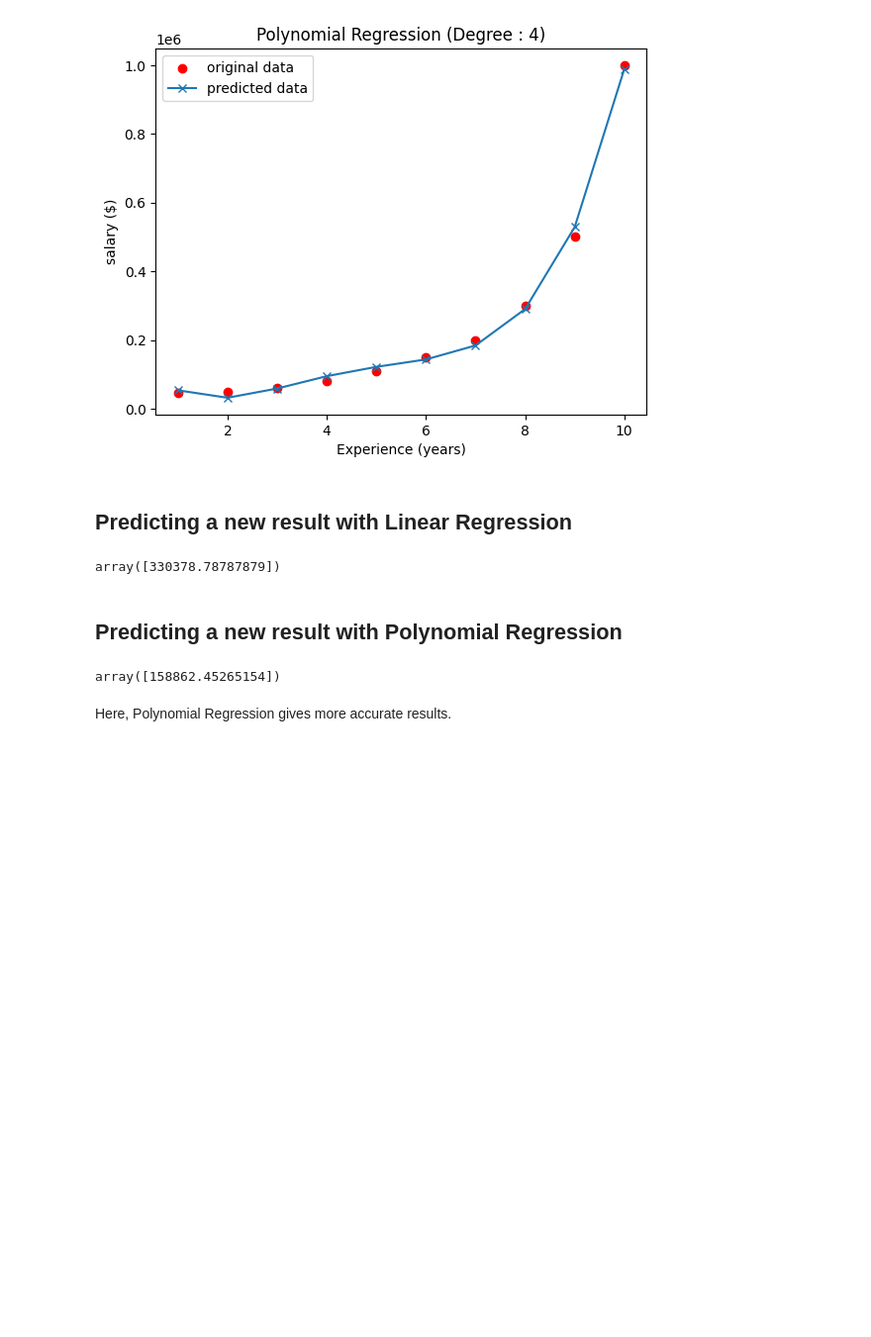
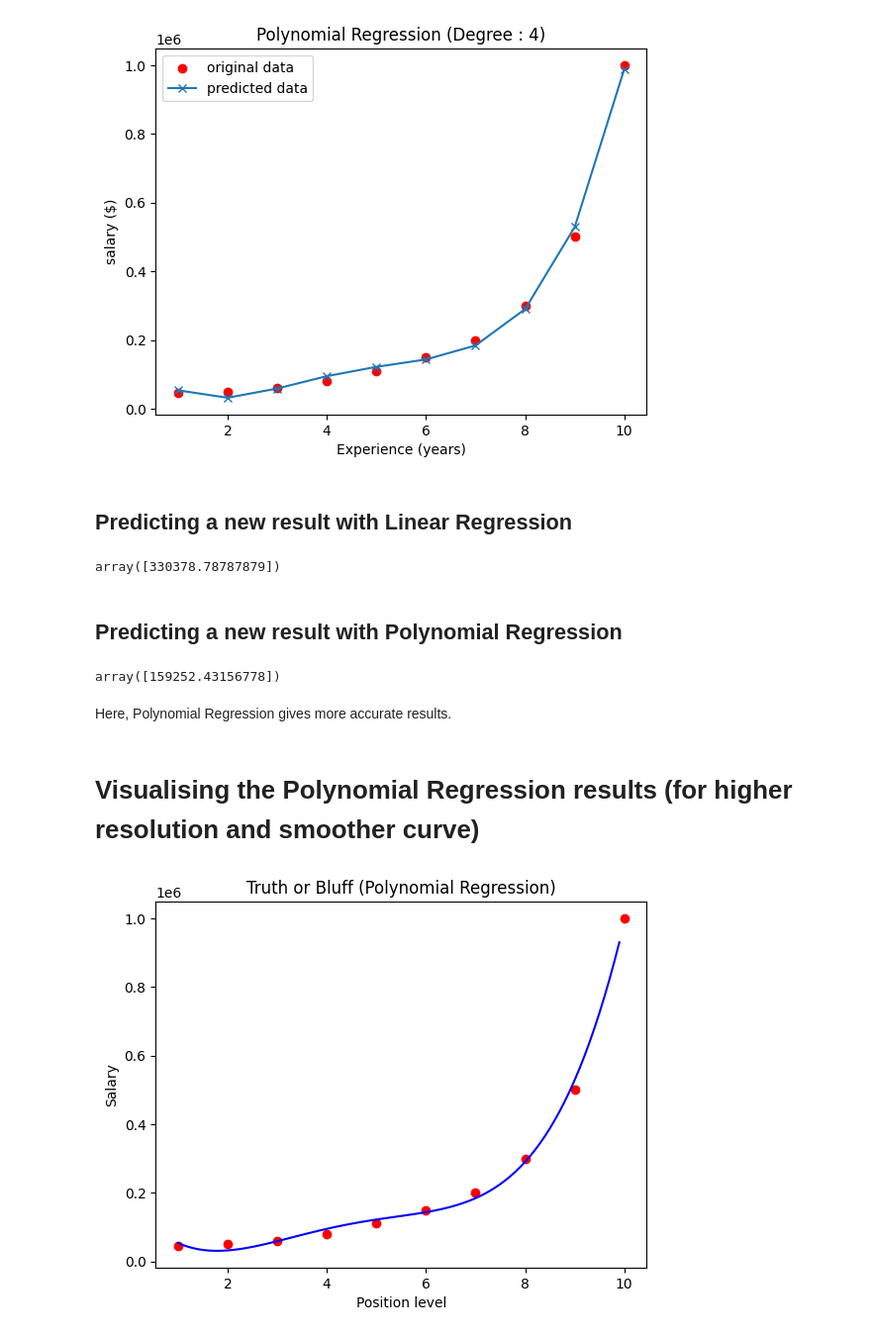
Before and after one commit to Ashay1111/learning_how_machines_learns, a Jupyter notebook: Concepts/polynomial_regression.ipynb, the cells around one changed output. Shown at 99% size. Drawn from its saved outputs; the diff is of its cells as text; code cells hidden in the pictures; blank space fills up the shorter version.

Commit message:
added chart for higher resolution and smoother curve.

```diff
--- a/Concepts/polynomial_regression.ipynb
+++ b/Concepts/polynomial_regression.ipynb
@@ -83,9 +83,22 @@ array([330378.78787879])
 # %% [markdown]
 ## Predicting a new result with Polynomial Regression
 # %%
-z = pr.fit_transform([[6.5]])
-poly_reg.predict(z) #should be $160,000
+poly_reg.predict(pr.fit_transform([[6.51]])) #should be $160,000
 # %% [output]
-array([158862.45265154])
+array([159252.43156778])
 # %% [markdown]
 Here, Polynomial Regression gives more accurate results.
+# %% [markdown]
+# Visualising the Polynomial Regression results (for higher resolution and smoother curve)
+# %%
+X_grid = np.arange(min(X), max(X), 0.1)
+X_grid = X_grid.reshape((len(X_grid), 1))
+
+plt.scatter(X, y, color = 'red')
+plt.plot(X_grid, poly_reg.predict(pr.fit_transform(X_grid)), color = 'blue')
+plt.title('Truth or Bluff (Polynomial Regression)')
+plt.xlabel('Position level')
+plt.ylabel('Salary')
+plt.show()
+# %% [output]
+[figure, added]
```
